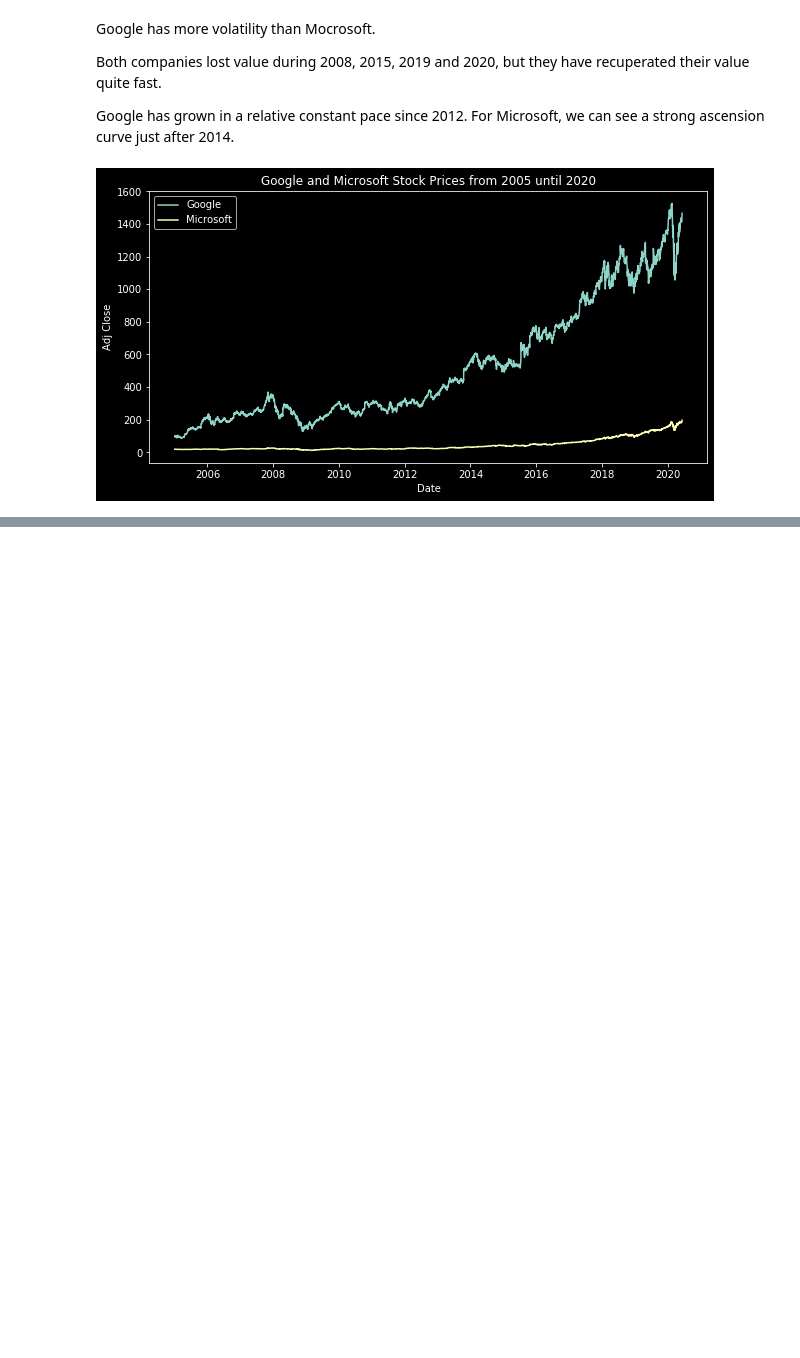
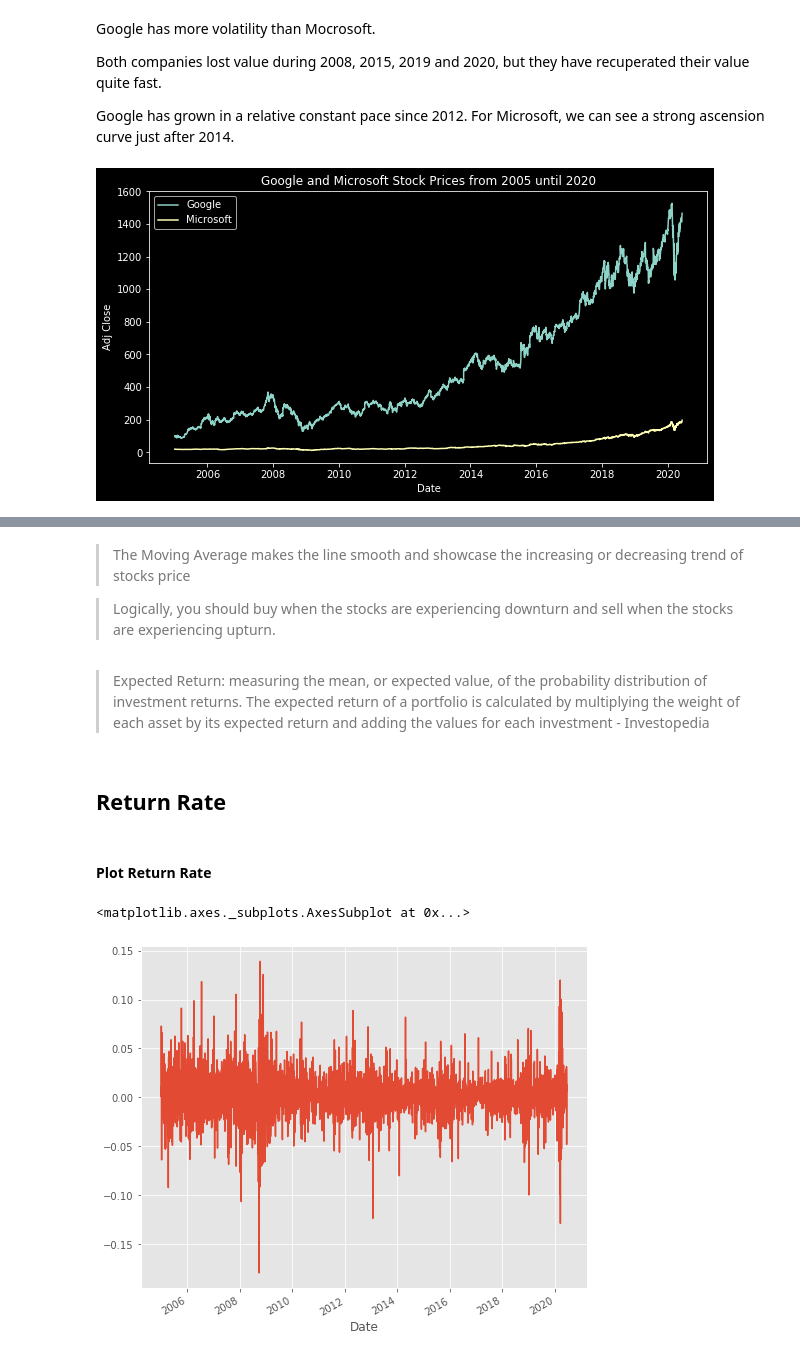
Before and after one commit to sot232/practice_project, a Jupyter notebook: Stock/Stock Analysis in Python.ipynb, the cells around one changed output, grey strips where cells are left out. Saved outputs shown, nothing was run; the diff lists cells and outputs as text; code cells hidden in the pictures; blank space fills up the shorter version.

```diff
--- a/Stock/Stock Analysis in Python.ipynb
+++ b/Stock/Stock Analysis in Python.ipynb
@@ -80,0 +141,16 @@ plt.show()
+# %% [markdown]
+> The Moving Average makes the line smooth and showcase the increasing or decreasing trend of stocks price
+
+> Logically, you should buy when the stocks are experiencing downturn and sell when the stocks are experiencing upturn.
+# %% [markdown]
+> Expected Return: measuring the mean, or expected value, of the probability distribution of investment returns. The expected return of a portfolio is calculated by multiplying the weight of each asset by its expected return and adding the values for each investment - Investopedia
+# %% [markdown]
+## Return Rate
+# %% [markdown]
+#### Plot Return Rate
+# %%
+returns = close_px / close_px.shift(1) - 1
+returns.plot(label='return')
+# %% [output]
+<matplotlib.axes._subplots.AxesSubplot at 0x...>
+[figure, added]
```
Also changed, not shown: parts of 51 cells of this notebook.
